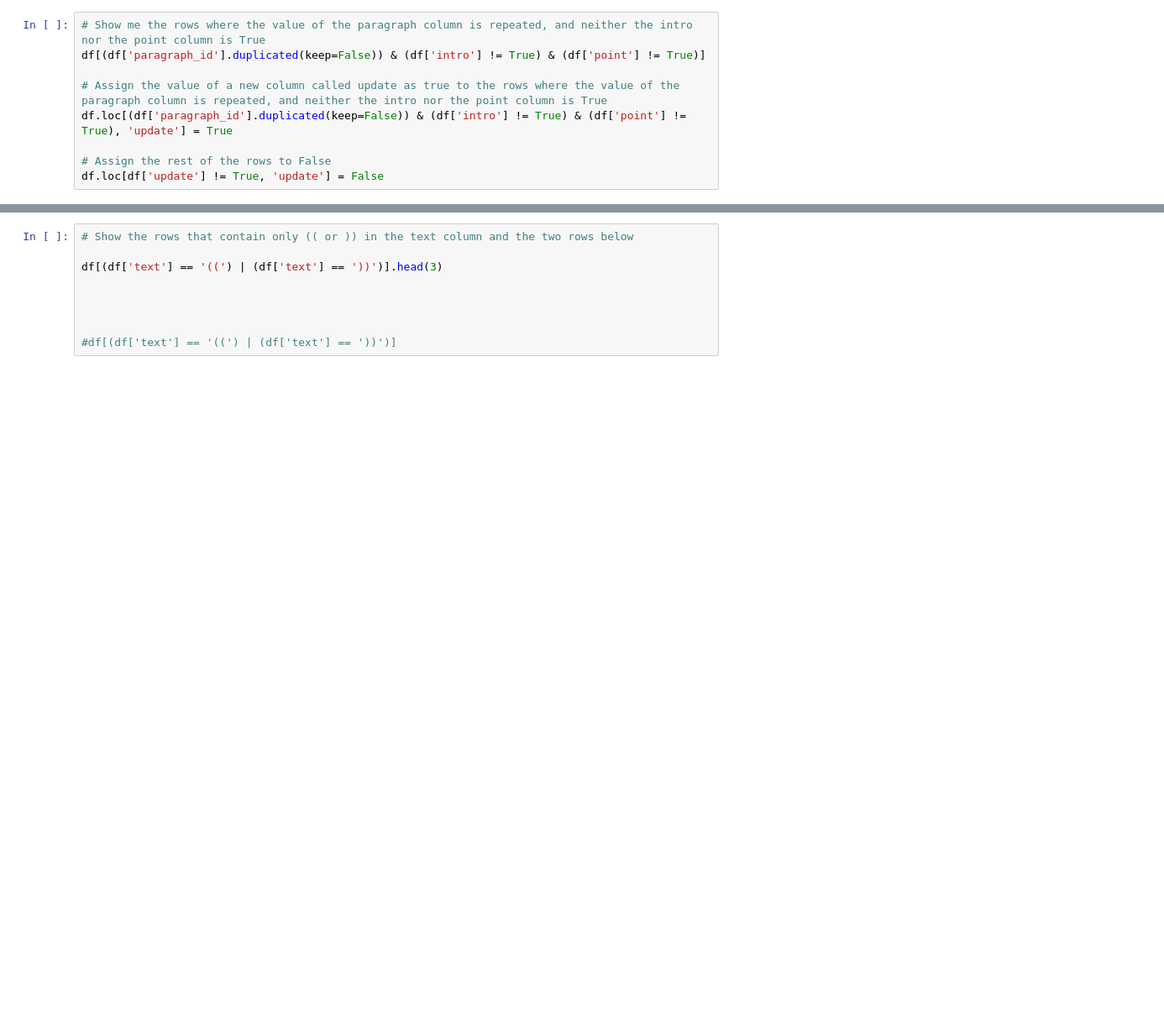
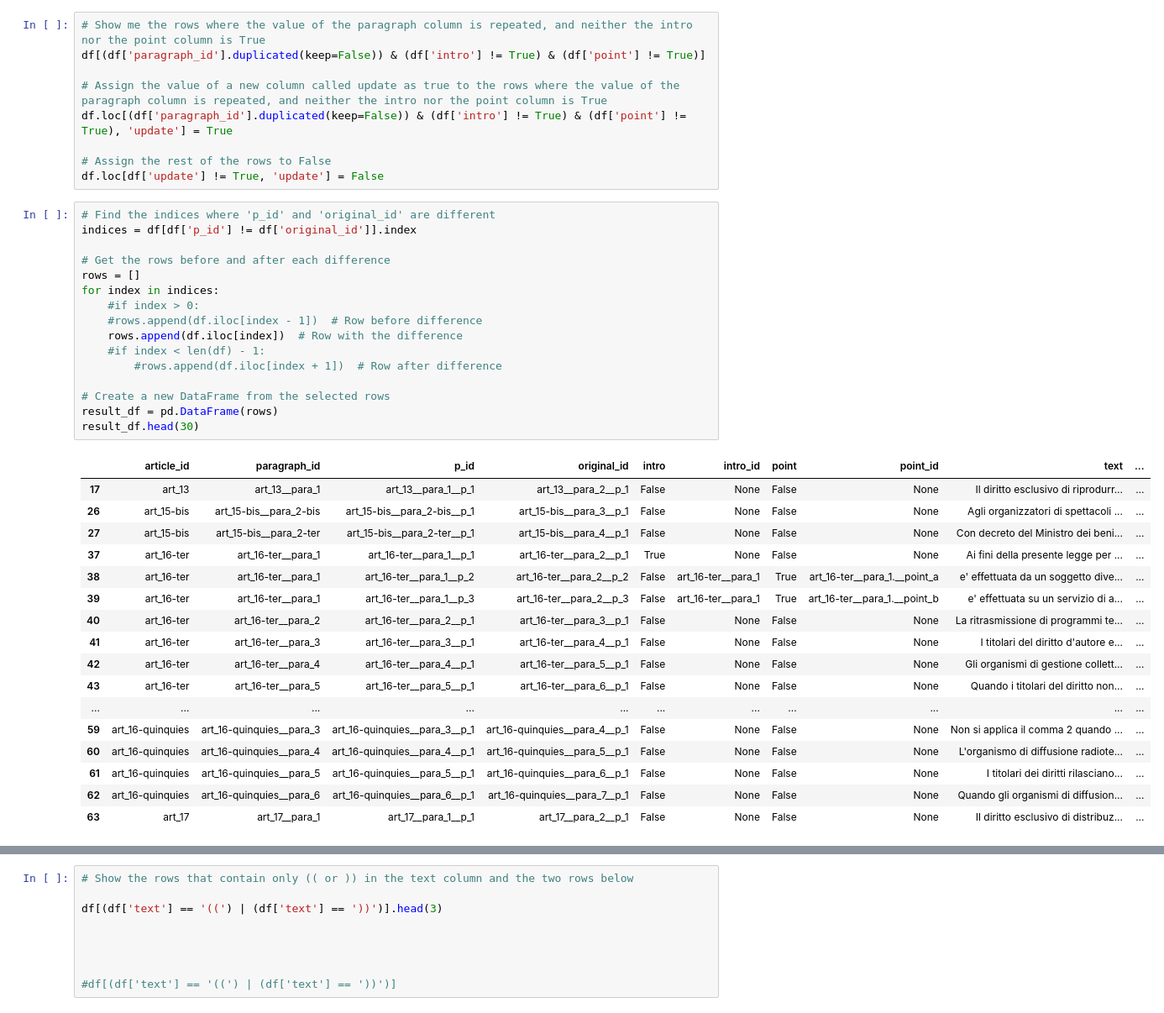
Before and after one commit to AlessioNar/semanticannotation, a Jupyter notebook: data_extraction.ipynb, the cells around one changed output, grey strips where cells are left out. Shown: that part at 84% size. Saved outputs shown, nothing was run; the diff lists cells and outputs as text; blank space fills up the shorter version.

```diff
--- a/data_extraction.ipynb
+++ b/data_extraction.ipynb
@@ -55,3 +401,37 @@ df.loc[(df['paragraph_id'].duplicated(keep=False)) & (df['intro'] != True) & (df
 
 # Assign the rest of the rows to False
 df.loc[df['update'] != True, 'update'] = False
+# %%
+# Find the indices where 'p_id' and 'original_id' are different
+indices = df[df['p_id'] != df['original_id']].index
+
+# Get the rows before and after each difference
+rows = []
+for index in indices:
+    #if index > 0:
+    #rows.append(df.iloc[index - 1])  # Row before difference
+    rows.append(df.iloc[index])  # Row with the difference
+    #if index < len(df) - 1:
+        #rows.append(df.iloc[index + 1])  # Row after difference
+
+# Create a new DataFrame from the selected rows
+result_df = pd.DataFrame(rows)
+result_df.head(30)
+# %% [output]
+|  | article_id | paragraph_id | p_id | original_id | intro | intro_id | point | point_id | text | ... |
+| 17 | art_13 | art_13__para_1 | art_13__para_1__p_1 | art_13__para_2__p_1 | False | None | False | None | Il diritto esclusivo di riprodurr... | ... |
+| 26 | art_15-bis | art_15-bis__para_2-bis | art_15-bis__para_2-bis__p_1 | art_15-bis__para_3__p_1 | False | None | False | None | Agli organizzatori di spettacoli ... | ... |
+| 27 | art_15-bis | art_15-bis__para_2-ter | art_15-bis__para_2-ter__p_1 | art_15-bis__para_4__p_1 | False | None | False | None | Con decreto del Ministro dei beni... | ... |
+| 37 | art_16-ter | art_16-ter__para_1 | art_16-ter__para_1__p_1 | art_16-ter__para_2__p_1 | True | None | False | None | Ai fini della presente legge per ... | ... |
+| 38 | art_16-ter | art_16-ter__para_1 | art_16-ter__para_1__p_2 | art_16-ter__para_2__p_2 | False | art_16-ter__para_1 | True | art_16-ter__para_1.__point_a | e' effettuata da un soggetto dive... | ... |
+| 39 | art_16-ter | art_16-ter__para_1 | art_16-ter__para_1__p_3 | art_16-ter__para_2__p_3 | False | art_16-ter__para_1 | True | art_16-ter__para_1.__point_b | e' effettuata su un servizio di a... | ... |
+| 40 | art_16-ter | art_16-ter__para_2 | art_16-ter__para_2__p_1 | art_16-ter__para_3__p_1 | False | None | False | None | La ritrasmissione di programmi te... | ... |
+| 41 | art_16-ter | art_16-ter__para_3 | art_16-ter__para_3__p_1 | art_16-ter__para_4__p_1 | False | None | False | None | I titolari del diritto d'autore e... | ... |
+| 42 | art_16-ter | art_16-ter__para_4 | art_16-ter__para_4__p_1 | art_16-ter__para_5__p_1 | False | None | False | None | Gli organismi di gestione collett... | ... |
+| 43 | art_16-ter | art_16-ter__para_5 | art_16-ter__para_5__p_1 | art_16-ter__para_6__p_1 | False | None | False | None | Quando i titolari del diritto non... | ... |
+| ... | ... | ... | ... | ... | ... | ... | ... | ... | ... | ... |
+| 59 | art_16-quinquies | art_16-quinquies__para_3 | art_16-quinquies__para_3__p_1 | art_16-quinquies__para_4__p_1 | False | None | False | None | Non si applica il comma 2 quando ... | ... |
+| 60 | art_16-quinquies | art_16-quinquies__para_4 | art_16-quinquies__para_4__p_1 | art_16-quinquies__para_5__p_1 | False | None | False | None | L'organismo di diffusione radiote... | ... |
+| 61 | art_16-quinquies | art_16-quinquies__para_5 | art_16-quinquies__para_5__p_1 | art_16-quinquies__para_6__p_1 | False | None | False | None | I titolari dei diritti rilasciano... | ... |
+| 62 | art_16-quinquies | art_16-quinquies__para_6 | art_16-quinquies__para_6__p_1 | art_16-quinquies__para_7__p_1 | False | None | False | None | Quando gli organismi di diffusion... | ... |
+| 63 | art_17 | art_17__para_1 | art_17__para_1__p_1 | art_17__para_2__p_1 | False | None | False | None | Il diritto esclusivo di distribuz... | ... |
```
Also changed, not shown: parts of 16 cells of this notebook, 3 other files.
